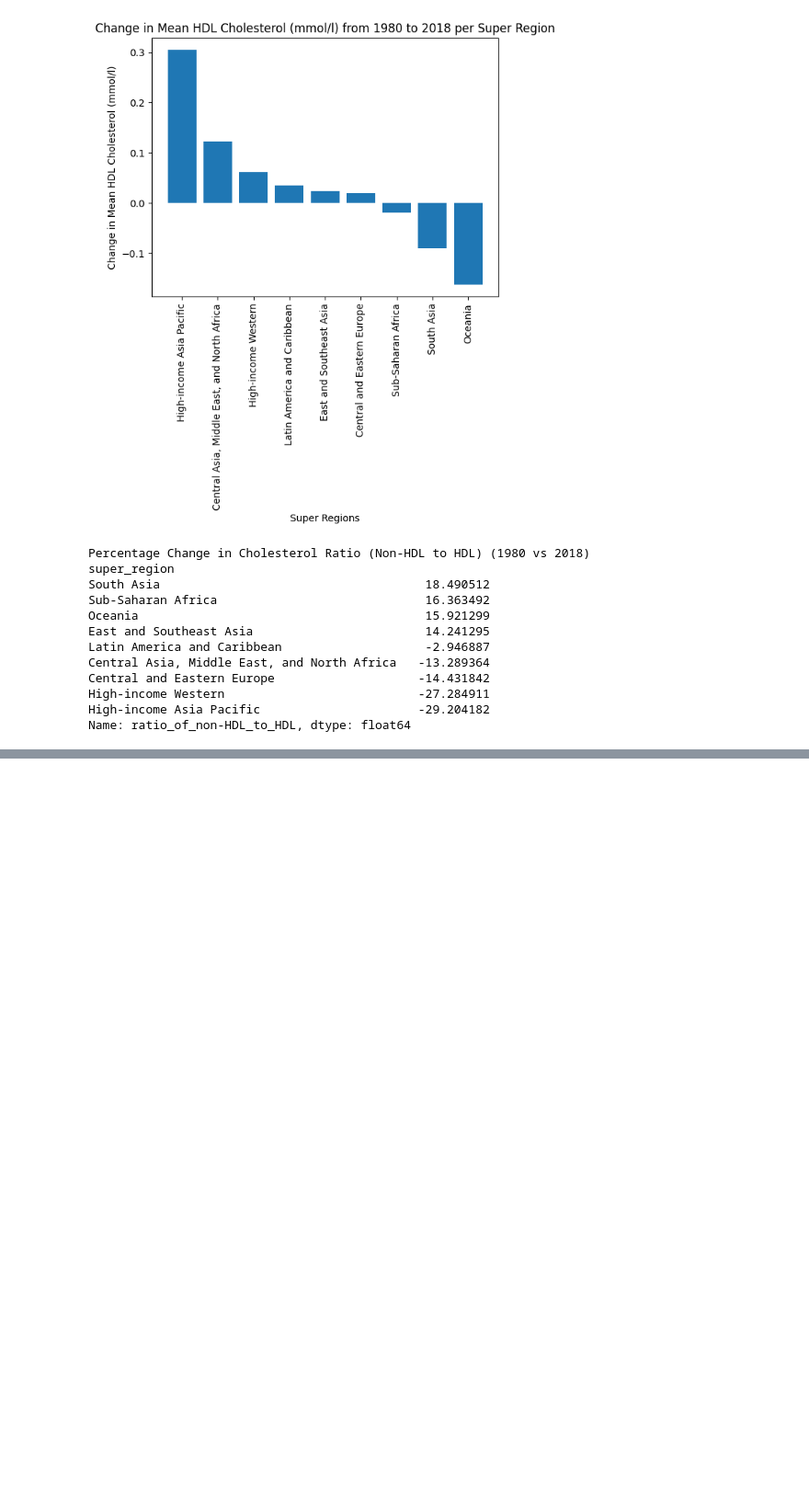
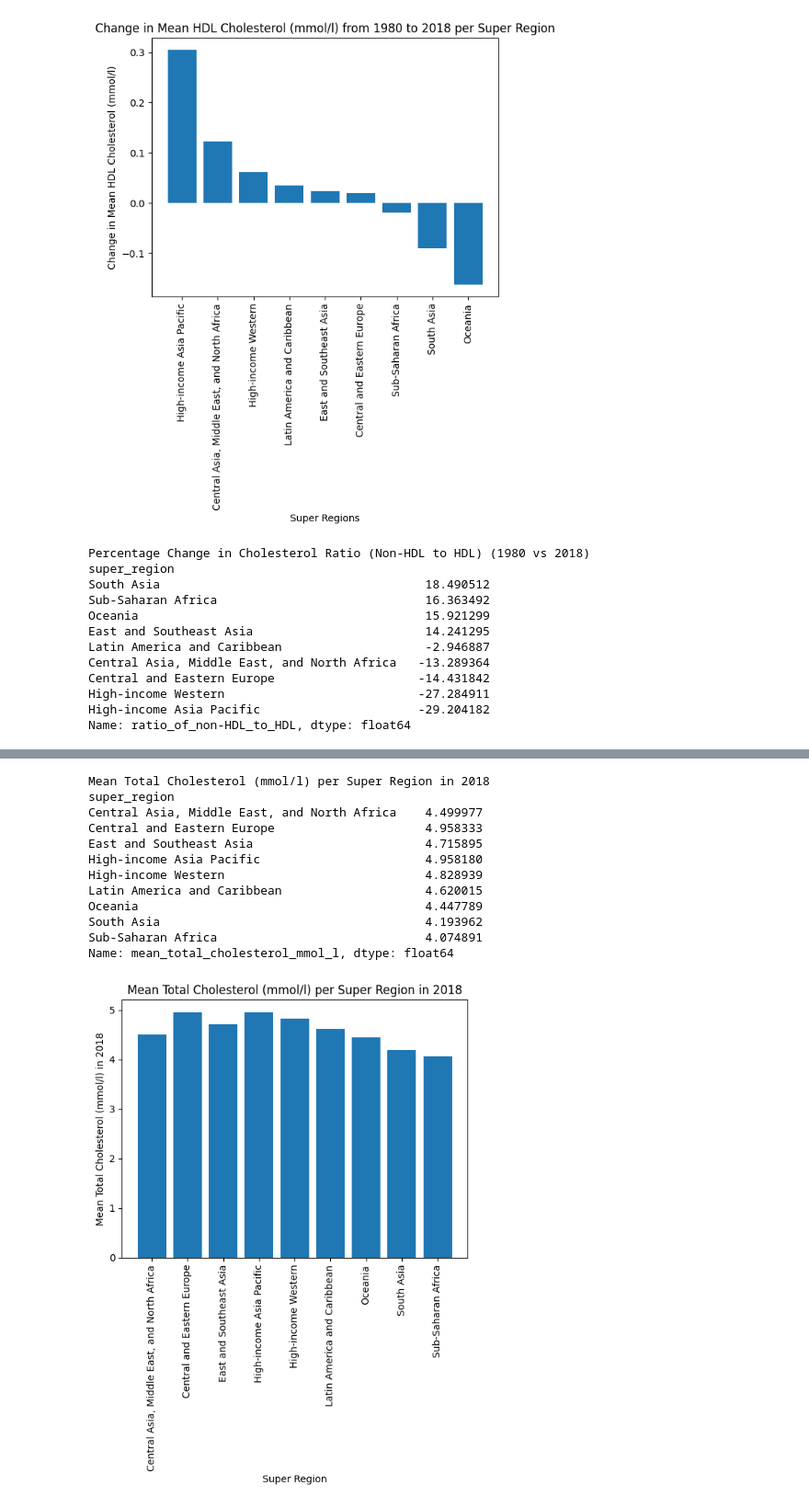
Before and after one commit to ariafcode/dsrp, a Jupyter notebook: dsrp.ipynb, the cells around one changed output, grey strips where cells are left out. Shown at 92% size. Drawn from its saved outputs; the diff is of its cells as text; code cells hidden in the pictures; blank space fills up the shorter version.

```diff
--- a/dsrp.ipynb
+++ b/dsrp.ipynb
@@ -438,0 +468,30 @@ plt.show()
+# %%
+#graph for mean total cholesterol 1980
+total_2018 = df_2018_merged.groupby('super_region')['mean_total_cholesterol_mmol_l'].mean()
+print('Mean Total Cholesterol (mmol/l) per Super Region in 2018')
+print(total_2018.head(9))
+
+import matplotlib.pyplot as plt
+
+plt.bar(total_2018.index, total_2018.values)
+
+plt.xlabel('Super Region')
+plt.xticks(rotation=90)
+plt.ylabel('Mean Total Cholesterol (mmol/l) in 2018')
+plt.title('Mean Total Cholesterol (mmol/l) per Super Region in 2018')
+
+plt.show()
+# %% [output]
+Mean Total Cholesterol (mmol/l) per Super Region in 2018
+super_region
+Central Asia, Middle East, and North Africa    4.499977
+Central and Eastern Europe                     4.958333
+East and Southeast Asia                        4.715895
+High-income Asia Pacific                       4.958180
+High-income Western                            4.828939
+Latin America and Caribbean                    4.620015
+Oceania                                        4.447789
+South Asia                                     4.193962
+Sub-Saharan Africa                             4.074891
+Name: mean_total_cholesterol_mmol_l, dtype: float64
+[figure, added]
```
Also changed, not shown: parts of 2 cells of this notebook.
